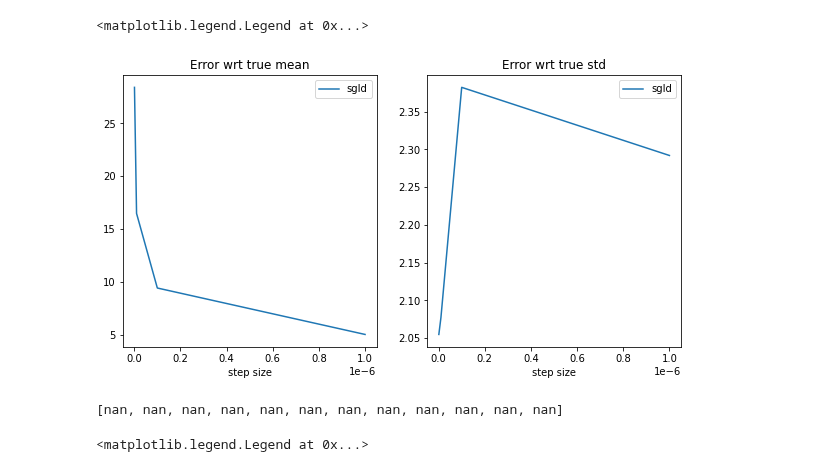
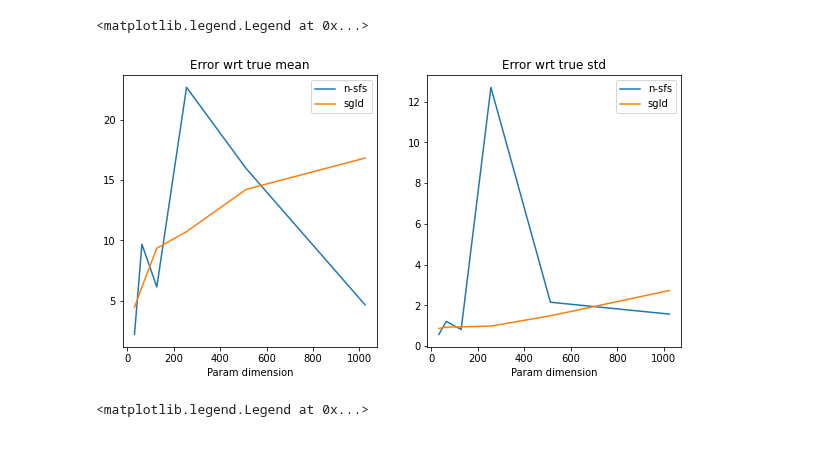
Before and after one commit to franciscovargas/ControlledFollmerDrift, a Jupyter notebook: notebooks/Bayesian Linear Regression_SFS_comp_dim_increase.ipynb, the cells around one changed output. Cells and saved outputs as stored; diff of their text form; code cells hidden in the pictures.

Commit message:
working sfs/sgld comp on dim inc plot

```diff
--- a/notebooks/Bayesian Linear Regression_SFS_comp_dim_increase.ipynb
+++ b/notebooks/Bayesian Linear Regression_SFS_comp_dim_increase.ipynb
@@ -666,10 +423,11 @@ for i in range(start,end):
 # %%
 x_ax  = [2**x for x in range(start, end)]
 
-mae_sfs_mean = [x["mae_sfs_mean"].item() for x in errors]
+
+if sfs: mae_sfs_mean = [x["mae_sfs_mean"].item() for x in errors]
 mae_nsfs_mean = [x["mae_nsfs_mean"].item() for x in errors]
 mae_sgld_mean = [x["mae_sgld_mean"].item() for x in errors]
 
-mae_sfs_std = [x["mae_sfs_std"].item() for x in errors]
+if sfs: mae_sfs_std = [x["mae_sfs_std"].item() for x in errors]
 mae_nsfs_std = [x["mae_nsfs_std"].item() for x in errors]
 mae_sgld_std = [x["mae_sgld_std"].item() for x in errors]
@@ -681,30 +449,26 @@ mae_sgld_std, mae_sgld_mean
 # %%
 fig, (ax1,ax2) = plt.subplots(1,2, figsize=(10,5))
 
-x_ax  = [10**(-x) for x in range(start, end)]
+# x_ax  = [10**(-x) for x in range(start, end)]
 
-# ax1.plot(x_ax, mae_nsfs_mean, label="n-sfs")
-# ax1.plot(x_ax, mae_sfs_mean, label="mc-sfs")
+ax1.plot(x_ax, mae_nsfs_mean, label="n-sfs")
+if sfs: ax1.plot(x_ax, mae_sfs_mean, label="mc-sfs")
 ax1.plot(x_ax, mae_sgld_mean, label="sgld")
-ax1.set_xlabel("step size")
+ax1.set_xlabel("Param dimension")
 
 ax1.set_title("Error wrt true mean")
 ax1.legend()
 
 
-# ax2.plot(x_ax ,mae_nsfs_std, label="n-sfs")
-# ax2.plot(x_ax, mae_sfs_std, label="mc-sfs")
+ax2.plot(x_ax ,mae_nsfs_std, label="n-sfs")
+if sfs: ax2.plot(x_ax, mae_sfs_std, label="mc-sfs")
 ax2.plot(x_ax, mae_sgld_std, label="sgld")
-ax2.set_xlabel("step size")
+ax2.set_xlabel("Param dimension")
 ax2.set_title("Error wrt true std")
 ax2.legend()
 # %% [output]
 <matplotlib.legend.Legend at 0x...>
-[figure, old version]
+[figure, new version]
-# %%
-mae_sgld_std
-# %% [output]
-[nan, nan, nan, nan, nan, nan, nan, nan, nan, nan, nan, nan]
 # %%
 sfs_means = [x["sfs_stats"][0].mean().item() for x in errors]
 nsfs_means = [x["nsfs_stats"][0].mean().item() for x in errors]
```
Also changed, not shown: parts of 5 cells of this notebook.
